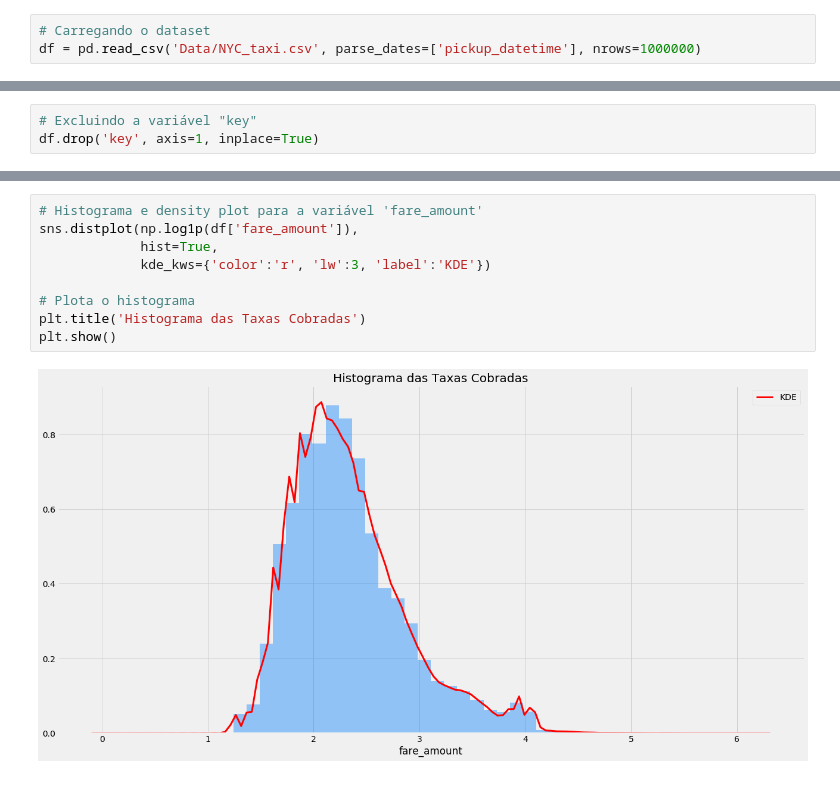
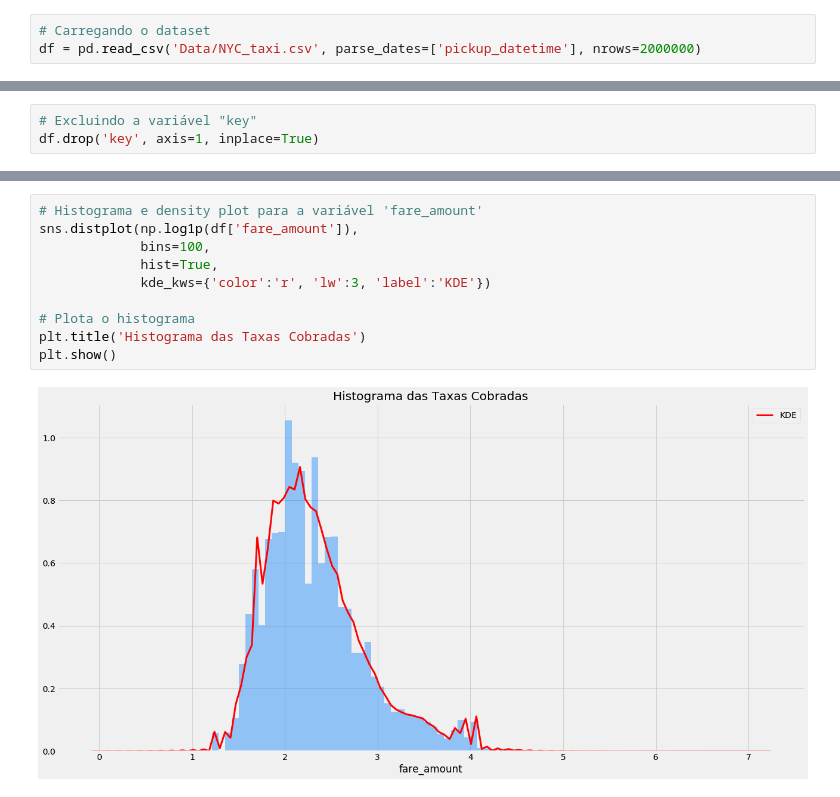
Before and after one commit to bobcastaldeli/Deep-Learning-Notes, a Jupyter notebook: Keras/03-Predicting-Taxi-Fare.ipynb, the cells around one changed output, grey strips where cells are left out. Drawn from its saved outputs; the diff is of its cells as text.

```diff
--- a/Keras/03-Predicting-Taxi-Fare.ipynb
+++ b/Keras/03-Predicting-Taxi-Fare.ipynb
@@ -41,6 +38,6 @@ Set the environment variable OUTDATED_IGNORE=1 to disable these warnings.
 # %%
 # Carregando o dataset
-df = pd.read_csv('Data/NYC_taxi.csv', parse_dates=['pickup_datetime'], nrows=1000000)
+df = pd.read_csv('Data/NYC_taxi.csv', parse_dates=['pickup_datetime'], nrows=2000000)
 # %%
 # Checando as primeiras linhas do dataset
 df.head()
@@ -97,14 +95,15 @@ plt.show()
 # %%
 # Histograma e density plot para a variável 'fare_amount'
 sns.distplot(np.log1p(df['fare_amount']),
+             bins=100,
              hist=True,
              kde_kws={'color':'r', 'lw':3, 'label':'KDE'})
 
 # Plota o histograma
 plt.title('Histograma das Taxas Cobradas')
 plt.show()
 # %% [output]
-[figure, old version]
+[figure, new version]
 # %%
 # Cria o gráfico
 pg.qqplot(np.log1p(df['fare_amount']),
```
Also changed, not shown: parts of 15 cells of this notebook.
